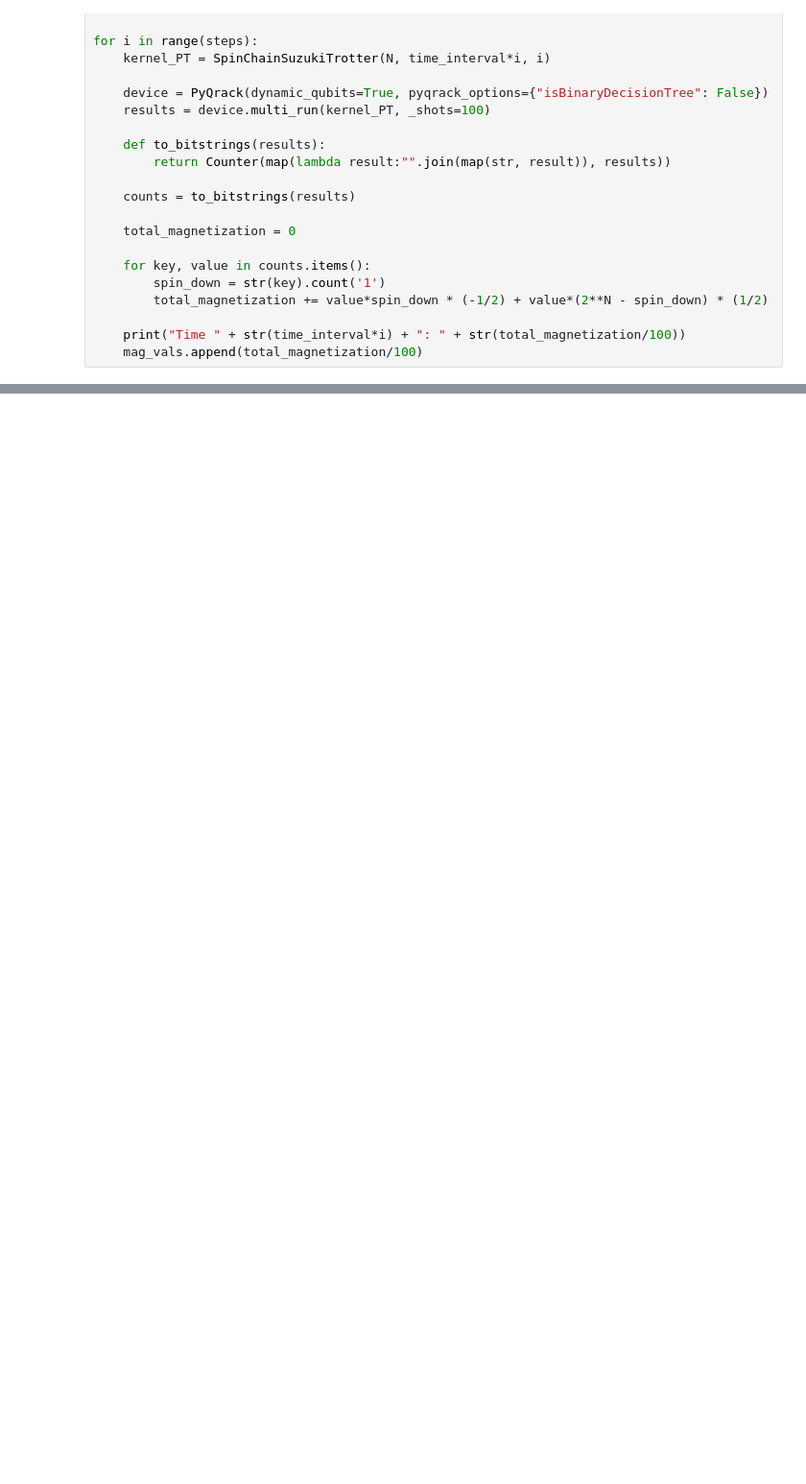
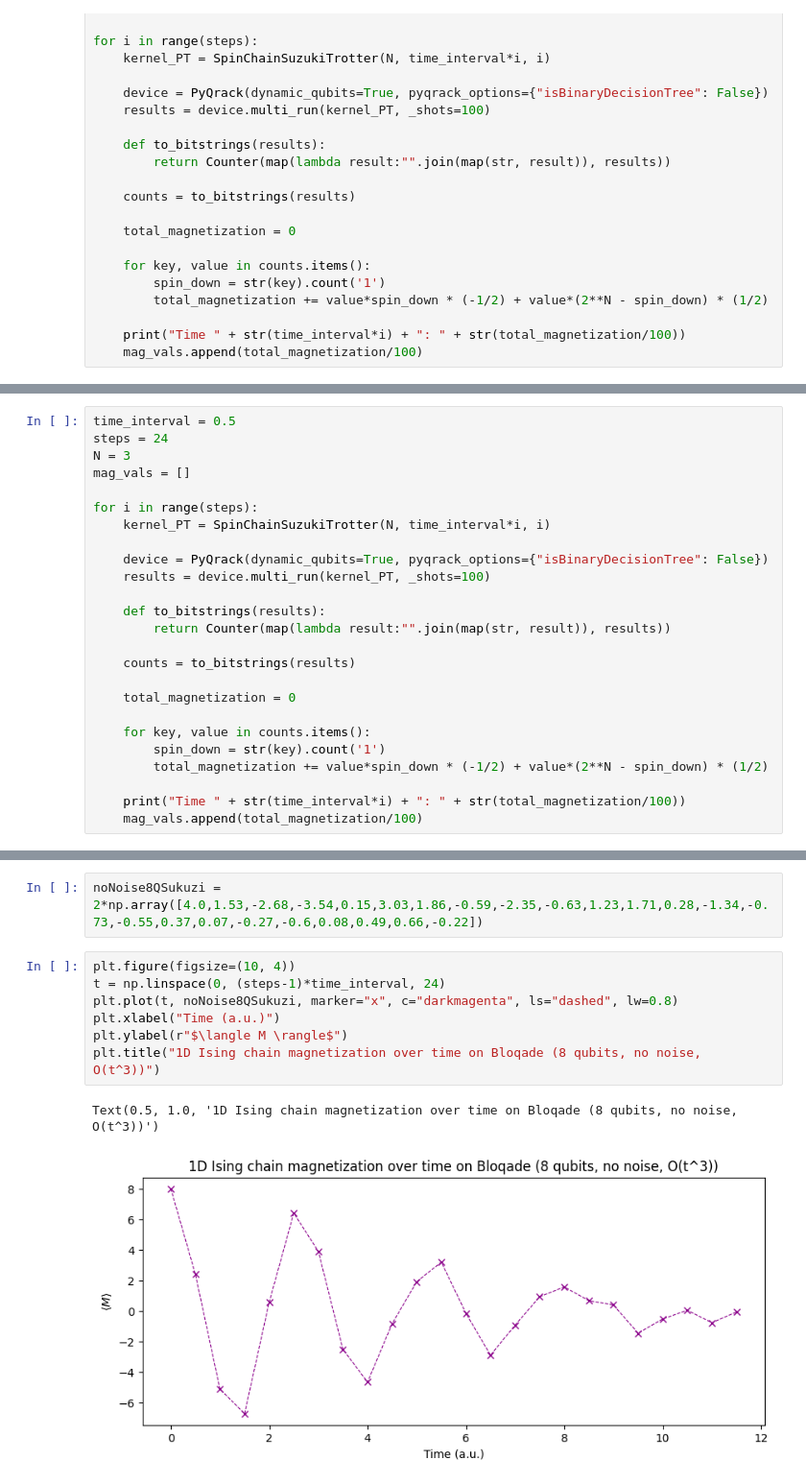
Before and after one commit to yezhuoyang/2025YaleQHack, a Jupyter notebook: examples/phase-transition.ipynb, the cells around one changed output, grey strips where cells are left out. Shown: that part at 96% size. Saved outputs shown, nothing was run; the diff lists cells and outputs as text; blank space fills up the shorter version.

```diff
--- a/examples/phase-transition.ipynb
+++ b/examples/phase-transition.ipynb
@@ -87,3 +115,28 @@ plt.plot(t, magnetization, marker="x", c="darkmagenta", ls="dashed", lw=0.8)
 plt.xlabel("Time (a.u.)")
 plt.ylabel(r"$\langle M \rangle$")
 plt.title("1D Ising chain magnetization over time on Bloqade (4 qubits, no noise, O(t^3))")
+# %%
+time_interval = 0.5
+steps = 24
+N = 3
+mag_vals = []
+
+for i in range(steps):
+    kernel_PT = SpinChainSuzukiTrotter(N, time_interval*i, i)
+
+    device = PyQrack(dynamic_qubits=True, pyqrack_options={"isBinaryDecisionTree": False})
+    results = device.multi_run(kernel_PT, _shots=100)
+
+    def to_bitstrings(results):
+        return Counter(map(lambda result:"".join(map(str, result)), results))
+
+    counts = to_bitstrings(results)
+
+    total_magnetization = 0
+
+    for key, value in counts.items():
+        spin_down = str(key).count('1')
+        total_magnetization += value*spin_down * (-1/2) + value*(2**N - spin_down) * (1/2)
+
+    print("Time " + str(time_interval*i) + ": " + str(total_magnetization/100))
+    mag_vals.append(total_magnetization/100)
@@ -89,0 +161,12 @@ plt.title("1D Ising chain magnetization over time on Bloqade (4 qubits, no noise
+# %%
+noNoise8QSukuzi = 2*np.array([4.0,1.53,-2.68,-3.54,0.15,3.03,1.86,-0.59,-2.35,-0.63,1.23,1.71,0.28,-1.34,-0.73,-0.55,0.37,0.07,-0.27,-0.6,0.08,0.49,0.66,-0.22])
+# %%
+plt.figure(figsize=(10, 4))
+t = np.linspace(0, (steps-1)*time_interval, 24)
+plt.plot(t, noNoise8QSukuzi, marker="x", c="darkmagenta", ls="dashed", lw=0.8)
+plt.xlabel("Time (a.u.)")
+plt.ylabel(r"$\langle M \rangle$")
+plt.title("1D Ising chain magnetization over time on Bloqade (8 qubits, no noise, O(t^3))")
+# %% [output]
+Text(0.5, 1.0, '1D Ising chain magnetization over time on Bloqade (8 qubits, no noise, O(t^3))')
+[figure, added]
```
Also changed, not shown: parts of 9 cells of this notebook, 1 other file.
